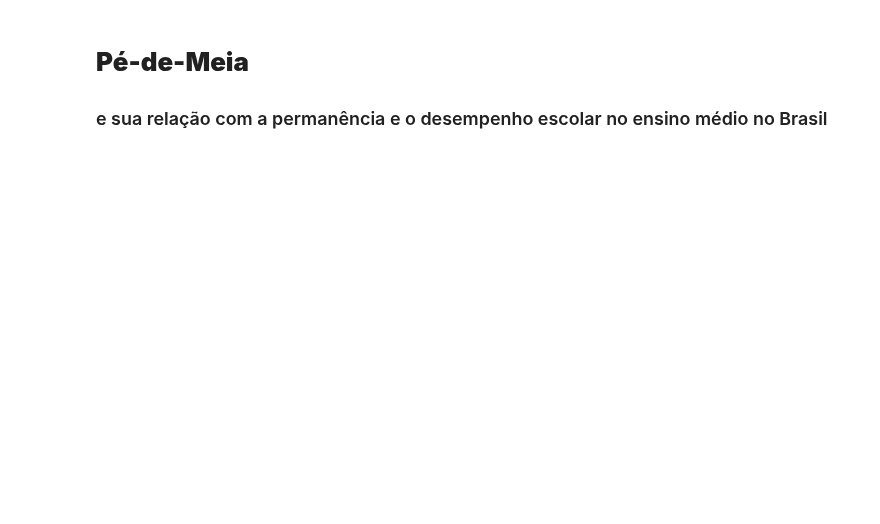
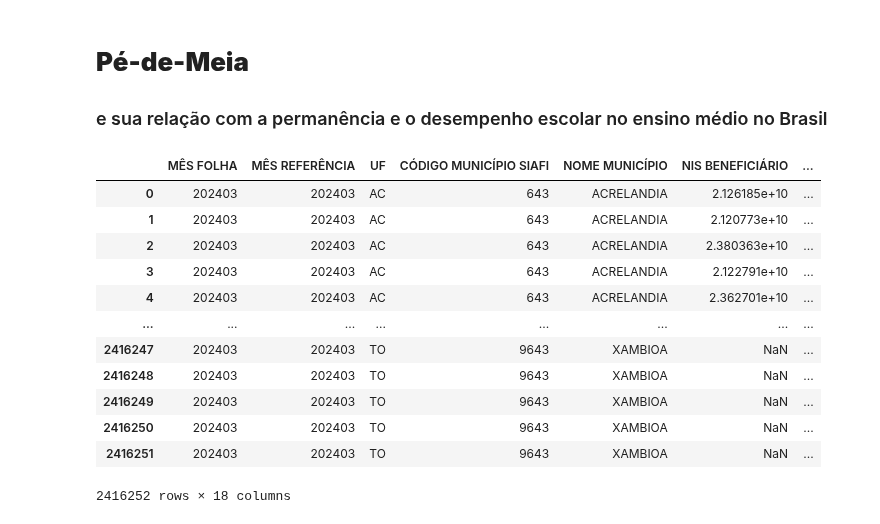
Before and after one commit to lucas-estanislau/pe-de-meia, a Jupyter notebook: pe_de_meia.ipynb, the cells around one changed output. Drawn from its saved outputs; the diff is of its cells as text; code cells hidden in the pictures; blank space fills up the shorter version.

Commit message:
Coleta dados do Pé-de-Meia entre 2024 e 2026

```diff
--- a/pe_de_meia.ipynb
+++ b/pe_de_meia.ipynb
@@ -10,16 +10,31 @@ import requests
 import zipfile
 from io import BytesIO
 # %%
-# Função para carregar os dados zipados de cada mês do programa dentro do Portal da Transparência
+mar24 = "https://portaldatransparencia.gov.br/download-de-dados/pe-de-meia/202403"
 
-def carregar_mes(url):
-    response = requests.get(url, timeout=120)
-    response.raise_for_status()
+# Visulizando os dados do mês de março de 2024 para explorar
 
-    with zipfile.ZipFile(BytesIO(response.content)) as zip_ref:
-        arquivo = zip_ref.namelist()[0]
+response = requests.get(mar24, timeout=120)
+response.raise_for_status()
 
-        with zip_ref.open(arquivo) as csv:
-            df = pd.read_csv(csv, sep=";", encoding="latin1")
+with zipfile.ZipFile(BytesIO(response.content)) as zip_ref:
+  arquivo = zip_ref.namelist()[0]
 
-    return df
+  with zip_ref.open(arquivo) as csv:
+    df = pd.read_csv(csv, sep=";", encoding="latin1")
+
+df
+# %% [output]
+|  | MÊS FOLHA | MÊS REFERÊNCIA | UF | CÓDIGO MUNICÍPIO SIAFI | NOME MUNICÍPIO | NIS BENEFICIÁRIO | ... |
+| 0 | 202403 | 202403 | AC | 643 | ACRELANDIA | 2.126185e+10 | ... |
+| 1 | 202403 | 202403 | AC | 643 | ACRELANDIA | 2.120773e+10 | ... |
+| 2 | 202403 | 202403 | AC | 643 | ACRELANDIA | 2.380363e+10 | ... |
+| 3 | 202403 | 202403 | AC | 643 | ACRELANDIA | 2.122791e+10 | ... |
+| 4 | 202403 | 202403 | AC | 643 | ACRELANDIA | 2.362701e+10 | ... |
+| ... | ... | ... | ... | ... | ... | ... | ... |
+| 2416247 | 202403 | 202403 | TO | 9643 | XAMBIOA | NaN | ... |
+| 2416248 | 202403 | 202403 | TO | 9643 | XAMBIOA | NaN | ... |
+| 2416249 | 202403 | 202403 | TO | 9643 | XAMBIOA | NaN | ... |
+| 2416250 | 202403 | 202403 | TO | 9643 | XAMBIOA | NaN | ... |
+| 2416251 | 202403 | 202403 | TO | 9643 | XAMBIOA | NaN | ... |
+2416252 rows × 18 columns
```
Also changed, not shown: parts of 22 cells of this notebook.
